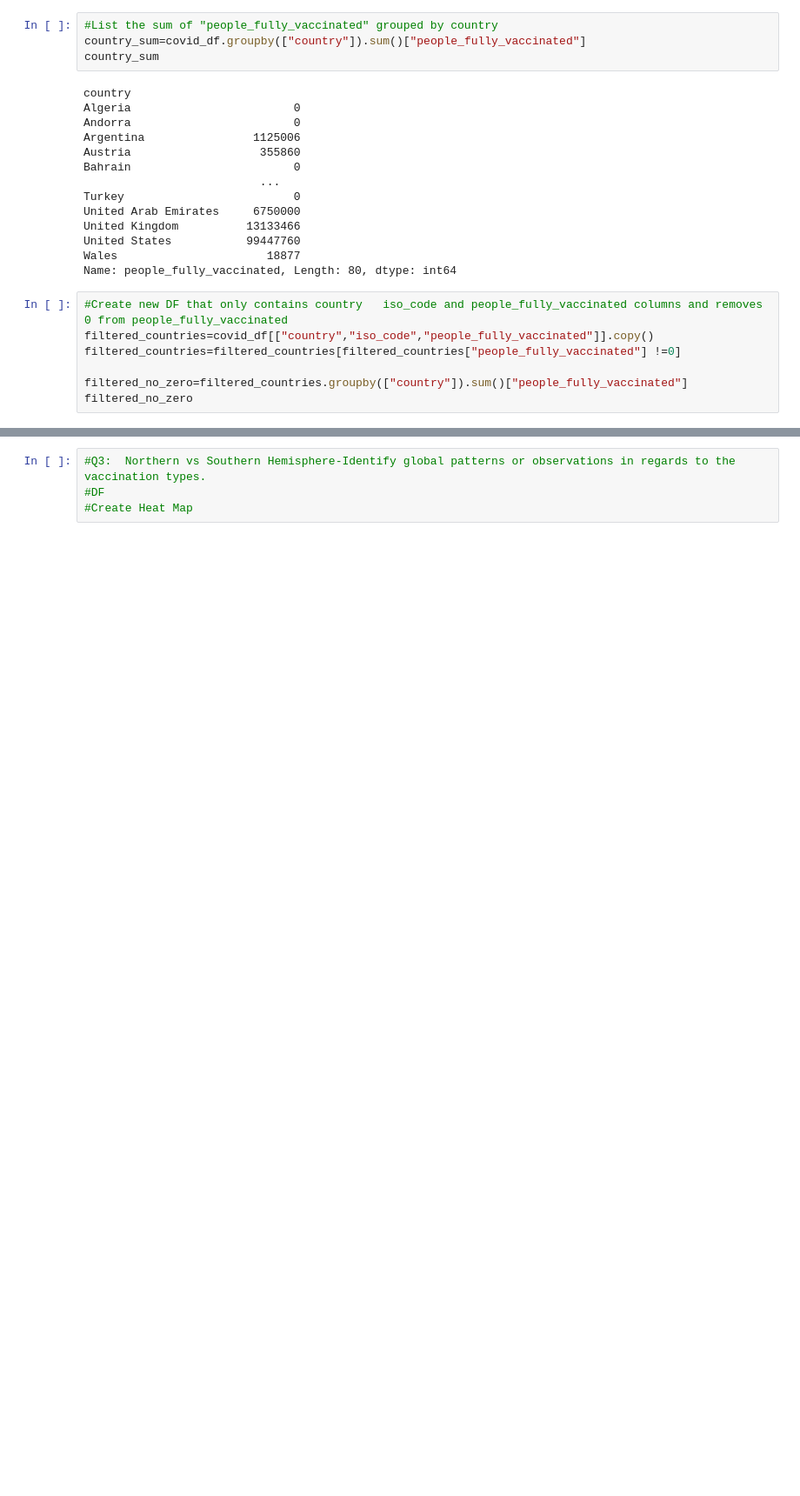
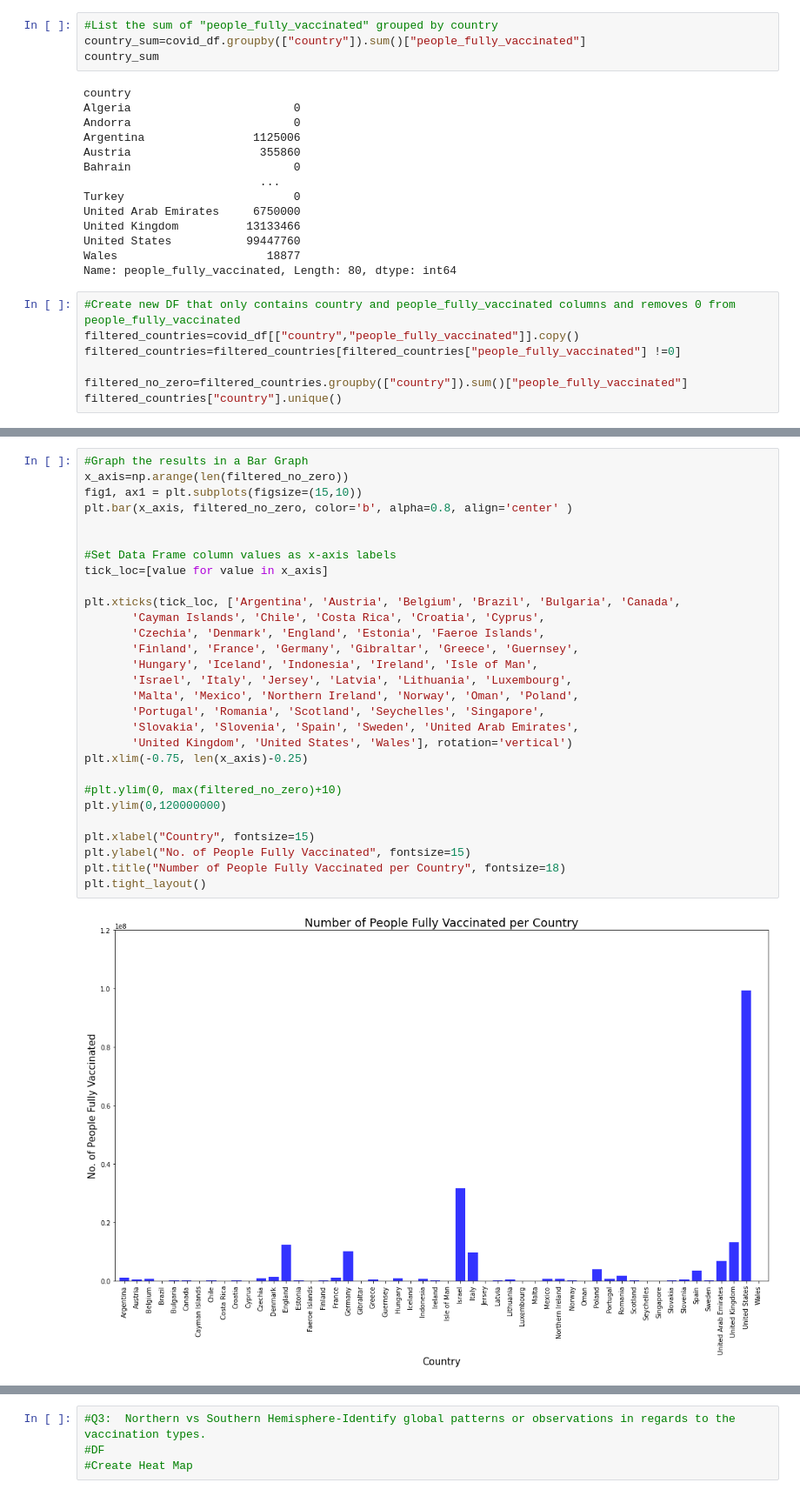
Before and after one commit to mcasiano1/Project-1, a Jupyter notebook: Final Data/final_analysis.ipynb, the cells around one changed output, grey strips where cells are left out. Shown at 87% size. Saved outputs shown, nothing was run; the diff lists cells and outputs as text; blank space fills up the shorter version.

```diff
--- a/Final Data/final_analysis.ipynb
+++ b/Final Data/final_analysis.ipynb
@@ -80,10 +80,10 @@ United States           99447760
 Wales                      18877
 Name: people_fully_vaccinated, Length: 80, dtype: int64
 # %%
-#Create new DF that only contains country	iso_code and people_fully_vaccinated columns and removes 0 from people_fully_vaccinated
-filtered_countries=covid_df[["country","iso_code","people_fully_vaccinated"]].copy()
+#Create new DF that only contains country and people_fully_vaccinated columns and removes 0 from people_fully_vaccinated
+filtered_countries=covid_df[["country","people_fully_vaccinated"]].copy()
 filtered_countries=filtered_countries[filtered_countries["people_fully_vaccinated"] !=0]
 
 filtered_no_zero=filtered_countries.groupby(["country"]).sum()["people_fully_vaccinated"]
-filtered_no_zero
+filtered_countries["country"].unique()
 # %% [output]
@@ -110,0 +100,31 @@ Name: people_fully_vaccinated, dtype: int64
+# %%
+#Graph the results in a Bar Graph
+x_axis=np.arange(len(filtered_no_zero))
+fig1, ax1 = plt.subplots(figsize=(15,10))
+plt.bar(x_axis, filtered_no_zero, color='b', alpha=0.8, align='center' )
+
+
+#Set Data Frame column values as x-axis labels
+tick_loc=[value for value in x_axis]
+
+plt.xticks(tick_loc, ['Argentina', 'Austria', 'Belgium', 'Brazil', 'Bulgaria', 'Canada',
+       'Cayman Islands', 'Chile', 'Costa Rica', 'Croatia', 'Cyprus',
+       'Czechia', 'Denmark', 'England', 'Estonia', 'Faeroe Islands',
+       'Finland', 'France', 'Germany', 'Gibraltar', 'Greece', 'Guernsey',
+       'Hungary', 'Iceland', 'Indonesia', 'Ireland', 'Isle of Man',
+       'Israel', 'Italy', 'Jersey', 'Latvia', 'Lithuania', 'Luxembourg',
+       'Malta', 'Mexico', 'Northern Ireland', 'Norway', 'Oman', 'Poland',
+       'Portugal', 'Romania', 'Scotland', 'Seychelles', 'Singapore',
+       'Slovakia', 'Slovenia', 'Spain', 'Sweden', 'United Arab Emirates',
+       'United Kingdom', 'United States', 'Wales'], rotation='vertical')
+plt.xlim(-0.75, len(x_axis)-0.25)
+
+#plt.ylim(0, max(filtered_no_zero)+10)
+plt.ylim(0,120000000)
+
+plt.xlabel("Country", fontsize=15)
+plt.ylabel("No. of People Fully Vaccinated", fontsize=15)
+plt.title("Number of People Fully Vaccinated per Country", fontsize=18)
+plt.tight_layout()
+# %% [output]
+[figure, added]
```
Also changed, not shown: parts of 7 cells of this notebook.
